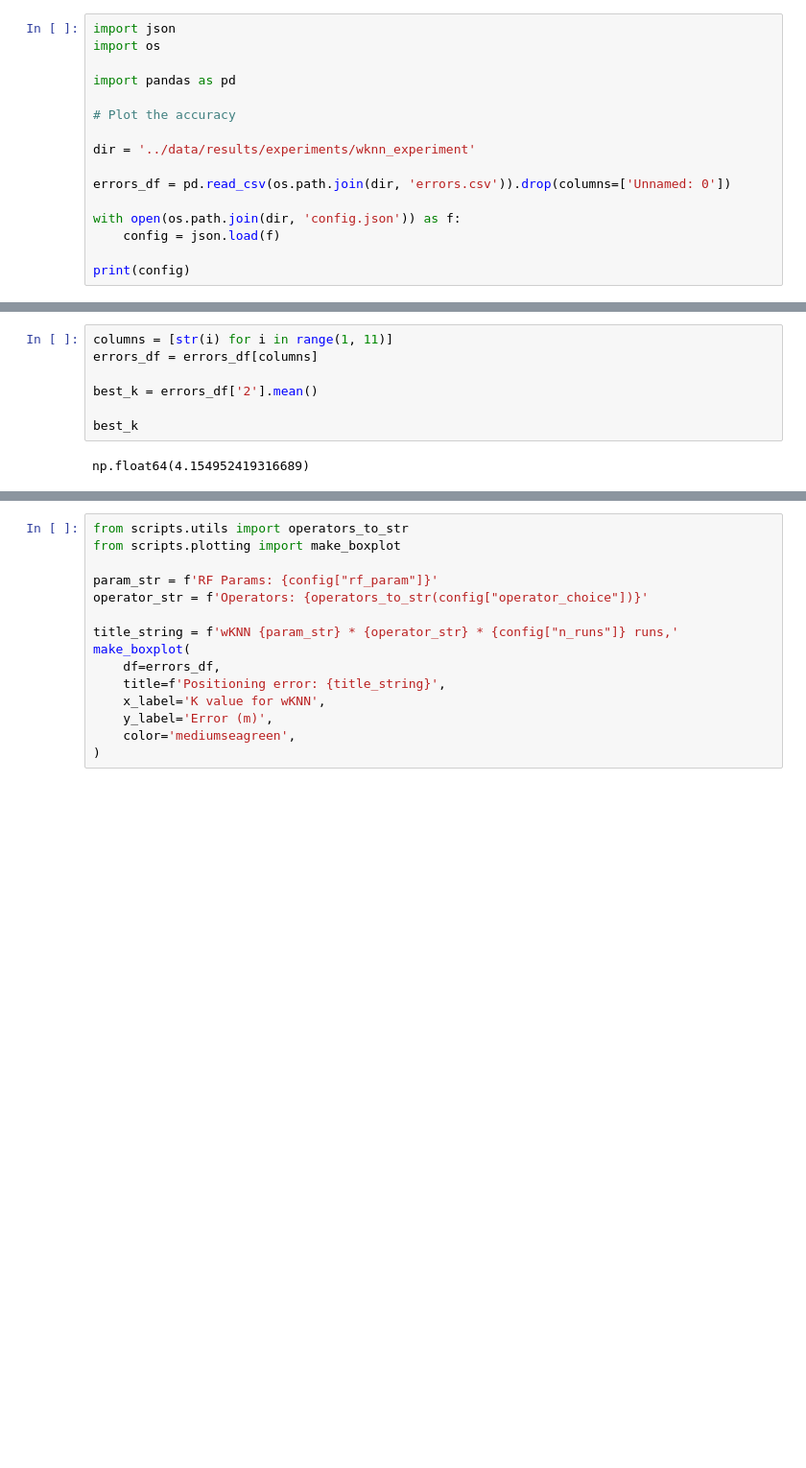
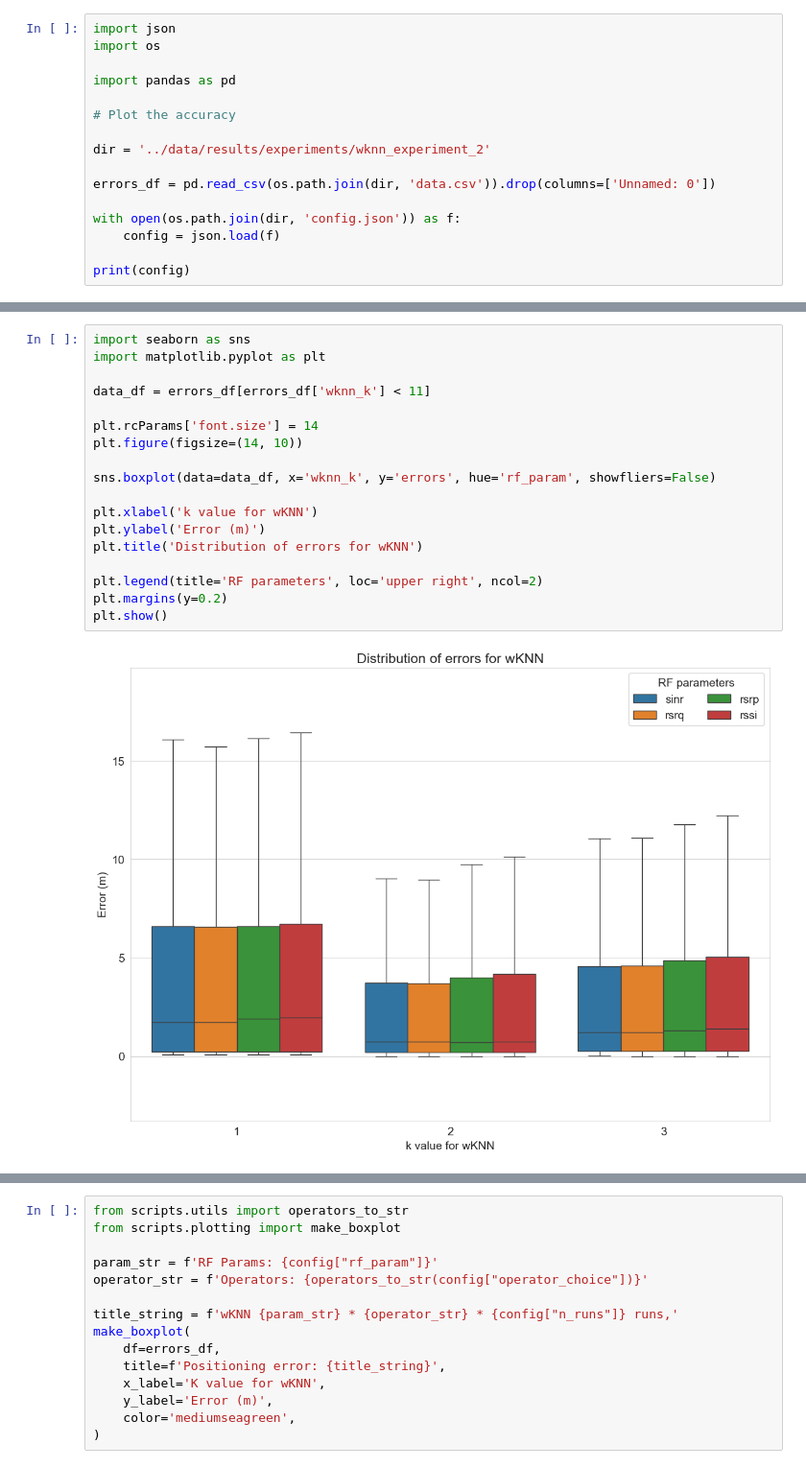
Before and after one commit to Andreas-Espelund/5G_localization, a Jupyter notebook: plotting/plot_wknn.ipynb, the cells around one changed output, grey strips where cells are left out. Shown at 96% size. Drawn from its saved outputs; the diff is of its cells as text; blank space fills up the shorter version.

```diff
--- a/plotting/plot_wknn.ipynb
+++ b/plotting/plot_wknn.ipynb
@@ -6,9 +6,9 @@ import pandas as pd
 
 # Plot the accuracy
 
-dir = '../data/results/experiments/wknn_experiment'
+dir = '../data/results/experiments/wknn_experiment_2'
 
-errors_df = pd.read_csv(os.path.join(dir, 'errors.csv')).drop(columns=['Unnamed: 0'])
+errors_df = pd.read_csv(os.path.join(dir, 'data.csv')).drop(columns=['Unnamed: 0'])
 
 with open(os.path.join(dir, 'config.json')) as f:
     config = json.load(f)
@@ -19,9 +28,20 @@ print(config)
 # %%
-columns = [str(i) for i in range(1, 11)]
-errors_df = errors_df[columns]
+import seaborn as sns
+import matplotlib.pyplot as plt
 
-best_k = errors_df['2'].mean()
+data_df = errors_df[errors_df['wknn_k'] < 11]
 
-best_k
+plt.rcParams['font.size'] = 14
+plt.figure(figsize=(14, 10))
+
+sns.boxplot(data=data_df, x='wknn_k', y='errors', hue='rf_param', showfliers=False)
+
+plt.xlabel('k value for wKNN')
+plt.ylabel('Error (m)')
+plt.title('Distribution of errors for wKNN')
+
+plt.legend(title='RF parameters', loc='upper right', ncol=2)
+plt.margins(y=0.2)
+plt.show()
 # %% [output]
-np.float64(4.154952419316689)
+[figure, added]
```
Also changed, not shown: parts of 3 cells of this notebook, 5 other files.
